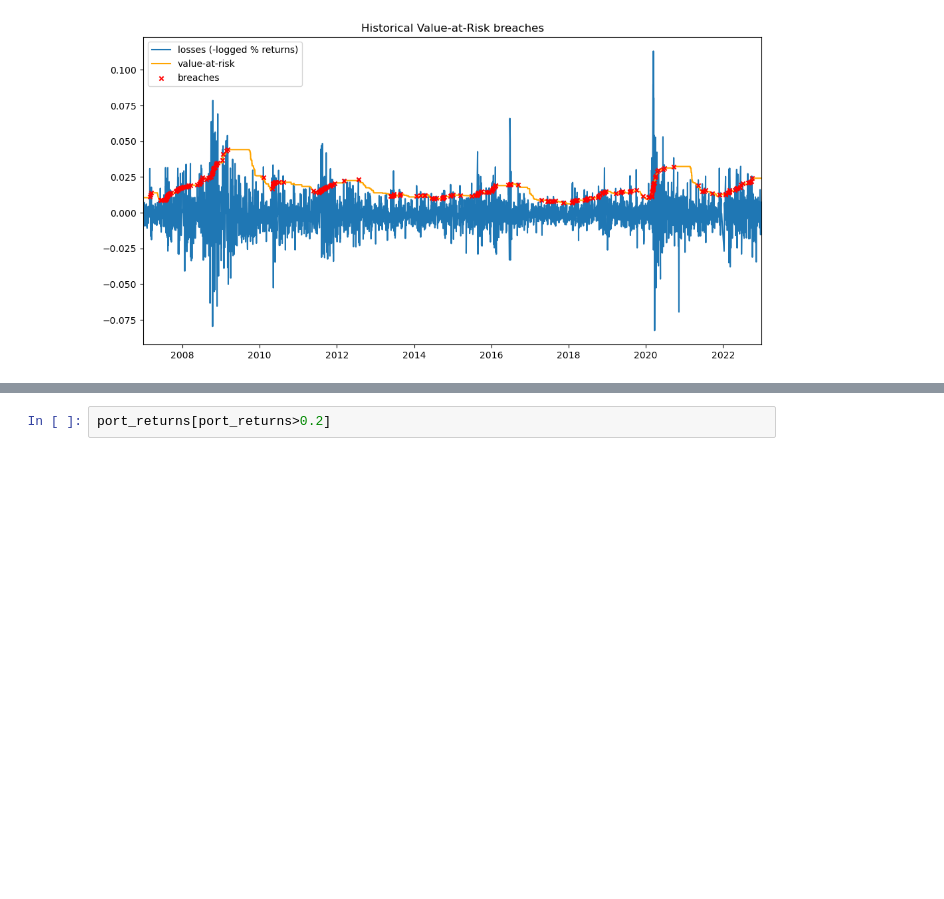
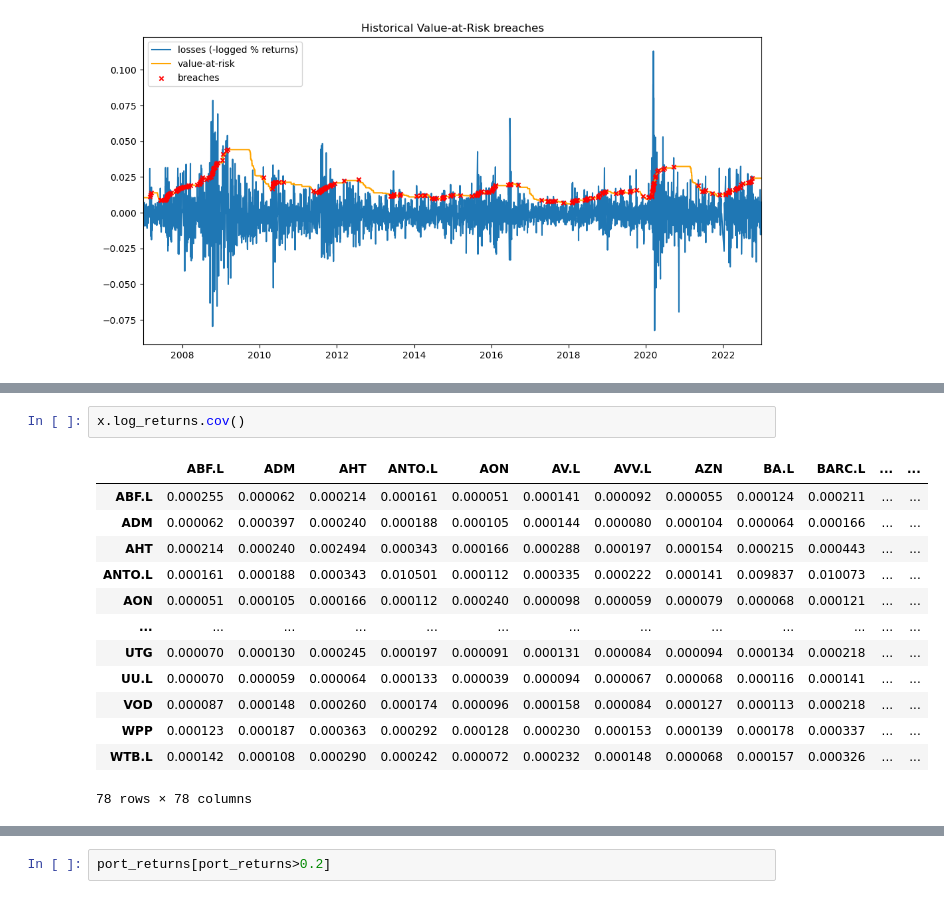
Before and after one commit to Johanlai/risk_management, a Jupyter notebook: VaR.ipynb, the cells around one changed output, grey strips where cells are left out. Cells and saved outputs as stored; diff of their text form; blank space fills up the shorter version.

```diff
--- a/VaR.ipynb
+++ b/VaR.ipynb
@@ -73,0 +165,16 @@ plt.show()
+# %%
+x.log_returns.cov()
+# %% [output]
+|  | ABF.L | ADM | AHT | ANTO.L | AON | AV.L | AVV.L | AZN | BA.L | BARC.L | ... | ... |
+| ABF.L | 0.000255 | 0.000062 | 0.000214 | 0.000161 | 0.000051 | 0.000141 | 0.000092 | 0.000055 | 0.000124 | 0.000211 | ... | ... |
+| ADM | 0.000062 | 0.000397 | 0.000240 | 0.000188 | 0.000105 | 0.000144 | 0.000080 | 0.000104 | 0.000064 | 0.000166 | ... | ... |
+| AHT | 0.000214 | 0.000240 | 0.002494 | 0.000343 | 0.000166 | 0.000288 | 0.000197 | 0.000154 | 0.000215 | 0.000443 | ... | ... |
+| ANTO.L | 0.000161 | 0.000188 | 0.000343 | 0.010501 | 0.000112 | 0.000335 | 0.000222 | 0.000141 | 0.009837 | 0.010073 | ... | ... |
+| AON | 0.000051 | 0.000105 | 0.000166 | 0.000112 | 0.000240 | 0.000098 | 0.000059 | 0.000079 | 0.000068 | 0.000121 | ... | ... |
+| ... | ... | ... | ... | ... | ... | ... | ... | ... | ... | ... | ... | ... |
+| UTG | 0.000070 | 0.000130 | 0.000245 | 0.000197 | 0.000091 | 0.000131 | 0.000084 | 0.000094 | 0.000134 | 0.000218 | ... | ... |
+| UU.L | 0.000070 | 0.000059 | 0.000064 | 0.000133 | 0.000039 | 0.000094 | 0.000067 | 0.000068 | 0.000116 | 0.000141 | ... | ... |
+| VOD | 0.000087 | 0.000148 | 0.000260 | 0.000174 | 0.000096 | 0.000158 | 0.000084 | 0.000127 | 0.000113 | 0.000218 | ... | ... |
+| WPP | 0.000123 | 0.000187 | 0.000363 | 0.000292 | 0.000128 | 0.000230 | 0.000153 | 0.000139 | 0.000178 | 0.000337 | ... | ... |
+| WTB.L | 0.000142 | 0.000108 | 0.000290 | 0.000242 | 0.000072 | 0.000232 | 0.000148 | 0.000068 | 0.000157 | 0.000326 | ... | ... |
+78 rows × 78 columns
```
Also changed, not shown: parts of 14 cells of this notebook.
